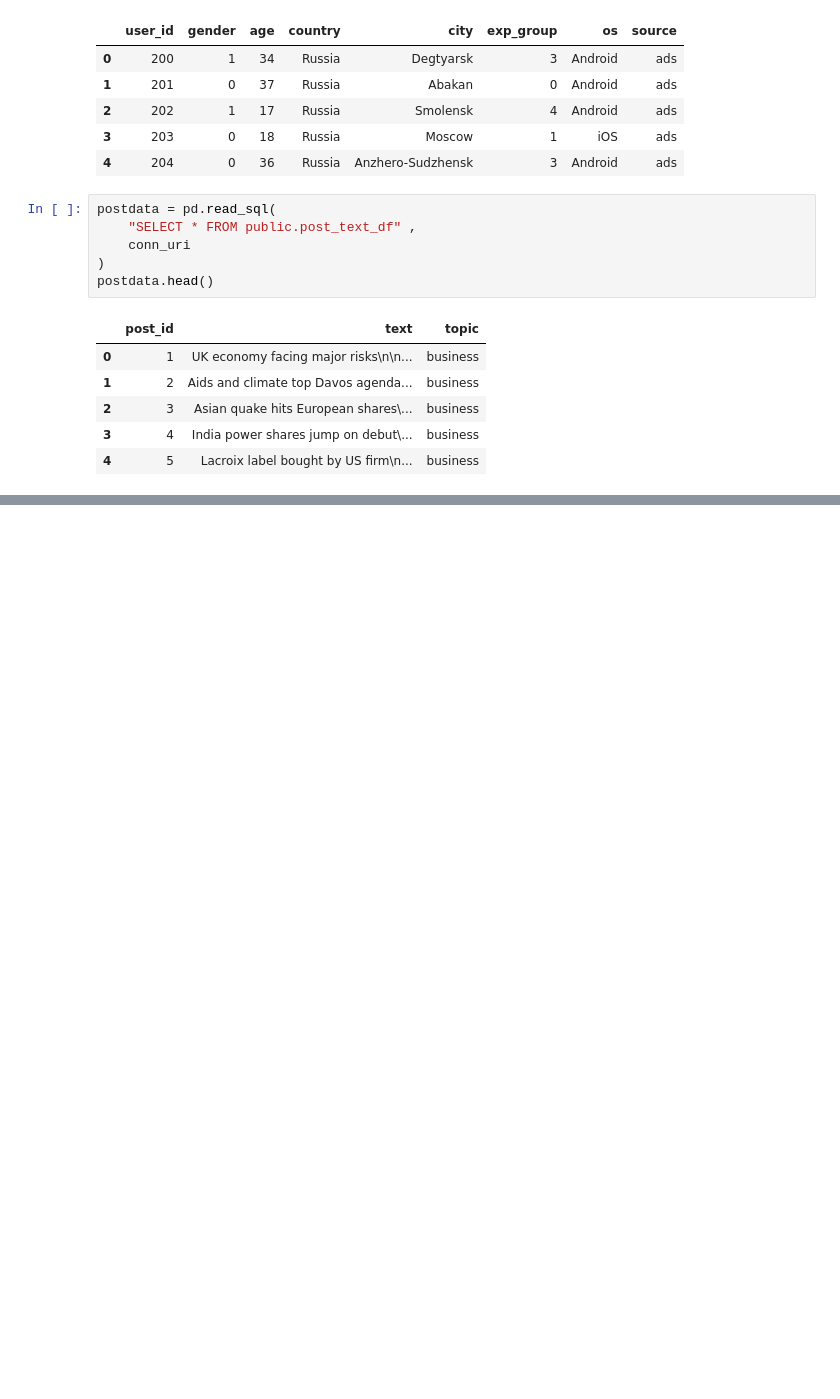
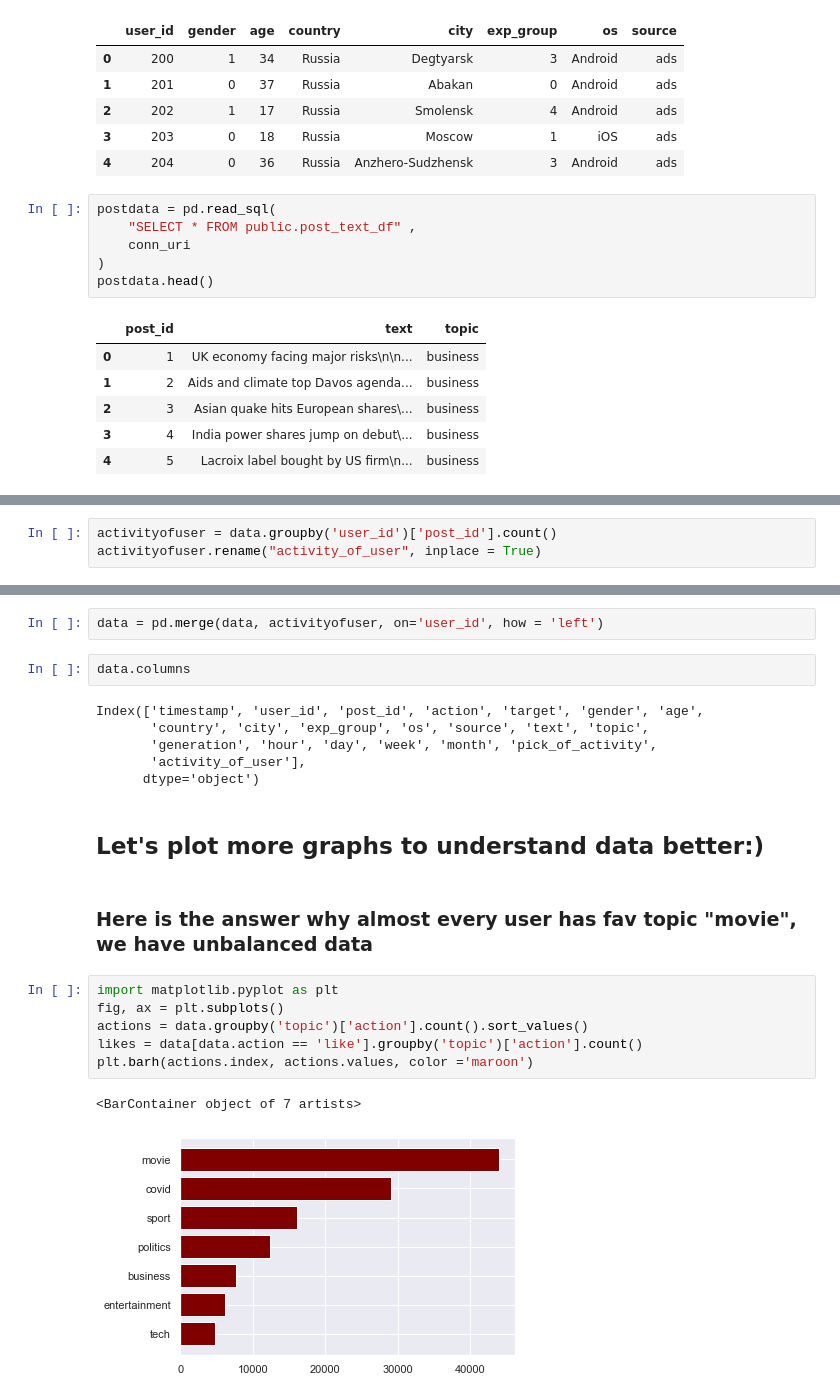
Before and after one commit to israfilovamaria/Recommendation-system-of-posts, a Jupyter notebook: Exploring data .ipynb, the cells around one changed output, grey strips where cells are left out. Drawn from its saved outputs; the diff is of its cells as text; blank space fills up the shorter version.

```diff
--- a/Exploring data .ipynb
+++ b/Exploring data .ipynb
@@ -35,0 +160,3 @@ feeddata.head()
+# %%
+activityofuser = data.groupby('user_id')['post_id'].count()
+activityofuser.rename("activity_of_user", inplace = True)
@@ -35,0 +177,23 @@ feeddata.head()
+# %%
+data = pd.merge(data, activityofuser, on='user_id', how = 'left')
+# %%
+data.columns
+# %% [output]
+Index(['timestamp', 'user_id', 'post_id', 'action', 'target', 'gender', 'age',
+       'country', 'city', 'exp_group', 'os', 'source', 'text', 'topic',
+       'generation', 'hour', 'day', 'week', 'month', 'pick_of_activity',
+       'activity_of_user'],
+      dtype='object')
+# %% [markdown]
+## Let's plot more graphs to understand data better:)
+# %% [markdown]
+### Here is the answer why almost every user has fav topic "movie", we have unbalanced data
+# %%
+import matplotlib.pyplot as plt
+fig, ax = plt.subplots()
+actions = data.groupby('topic')['action'].count().sort_values()
+likes = data[data.action == 'like'].groupby('topic')['action'].count()
+plt.barh(actions.index, actions.values, color ='maroon')
+# %% [output]
+<BarContainer object of 7 artists>
+[figure, added]
```
Also changed, not shown: parts of 52 cells of this notebook.
